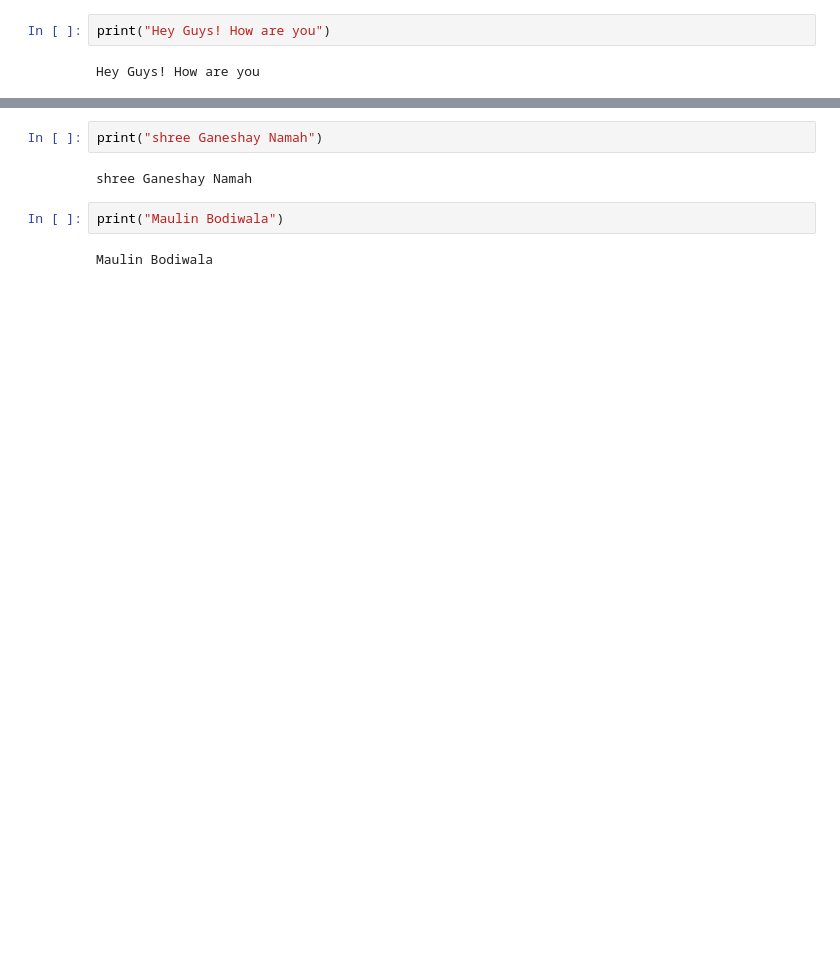
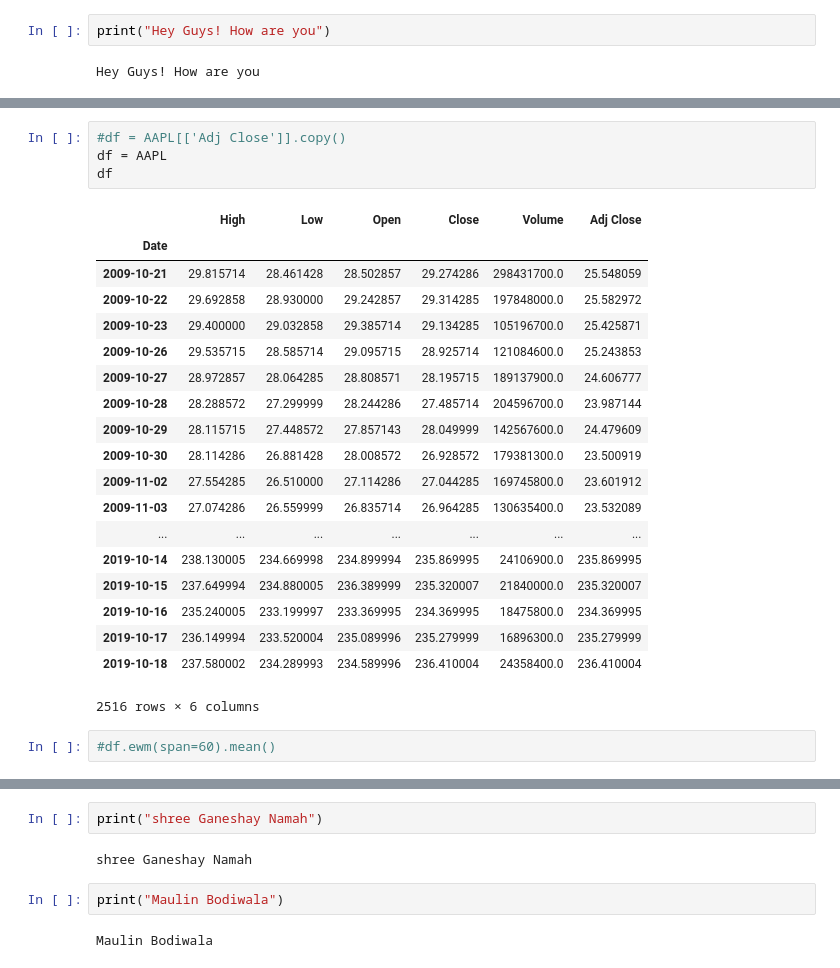
Before and after one commit to aditya0697/Stock_Market_Analysis_and_Prediction, a Jupyter notebook: Stock_Market_Analysis_and_Prediction.ipynb, the cells around one changed output, grey strips where cells are left out. Drawn from its saved outputs; the diff is of its cells as text; blank space fills up the shorter version.

```diff
--- a/Stock_Market_Analysis_and_Prediction.ipynb
+++ b/Stock_Market_Analysis_and_Prediction.ipynb
@@ -81,0 +109,26 @@ AAPL.head()
+# %%
+#df = AAPL[['Adj Close']].copy()
+df = AAPL
+df
+# %% [output]
+|  | High | Low | Open | Close | Volume | Adj Close |
+| Date |  |  |  |  |  |  |
+| 2009-10-21 | 29.815714 | 28.461428 | 28.502857 | 29.274286 | 298431700.0 | 25.548059 |
+| 2009-10-22 | 29.692858 | 28.930000 | 29.242857 | 29.314285 | 197848000.0 | 25.582972 |
+| 2009-10-23 | 29.400000 | 29.032858 | 29.385714 | 29.134285 | 105196700.0 | 25.425871 |
+| 2009-10-26 | 29.535715 | 28.585714 | 29.095715 | 28.925714 | 121084600.0 | 25.243853 |
+| 2009-10-27 | 28.972857 | 28.064285 | 28.808571 | 28.195715 | 189137900.0 | 24.606777 |
+| 2009-10-28 | 28.288572 | 27.299999 | 28.244286 | 27.485714 | 204596700.0 | 23.987144 |
+| 2009-10-29 | 28.115715 | 27.448572 | 27.857143 | 28.049999 | 142567600.0 | 24.479609 |
+| 2009-10-30 | 28.114286 | 26.881428 | 28.008572 | 26.928572 | 179381300.0 | 23.500919 |
+| 2009-11-02 | 27.554285 | 26.510000 | 27.114286 | 27.044285 | 169745800.0 | 23.601912 |
+| 2009-11-03 | 27.074286 | 26.559999 | 26.835714 | 26.964285 | 130635400.0 | 23.532089 |
+| ... | ... | ... | ... | ... | ... | ... |
+| 2019-10-14 | 238.130005 | 234.669998 | 234.899994 | 235.869995 | 24106900.0 | 235.869995 |
+| 2019-10-15 | 237.649994 | 234.880005 | 236.389999 | 235.320007 | 21840000.0 | 235.320007 |
+| 2019-10-16 | 235.240005 | 233.199997 | 233.369995 | 234.369995 | 18475800.0 | 234.369995 |
+| 2019-10-17 | 236.149994 | 233.520004 | 235.089996 | 235.279999 | 16896300.0 | 235.279999 |
+| 2019-10-18 | 237.580002 | 234.289993 | 234.589996 | 236.410004 | 24358400.0 | 236.410004 |
+2516 rows × 6 columns
+# %%
+#df.ewm(span=60).mean()
```
Also changed, not shown: parts of 11 cells of this notebook.
